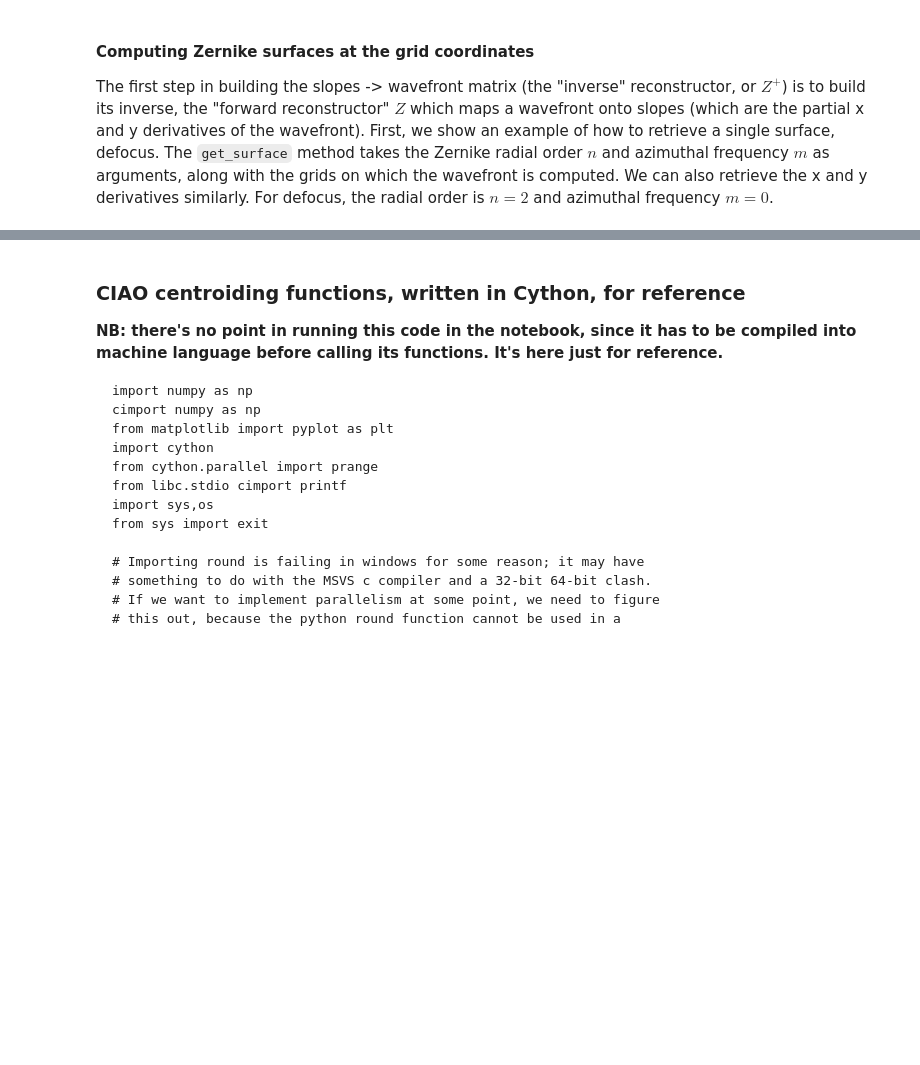
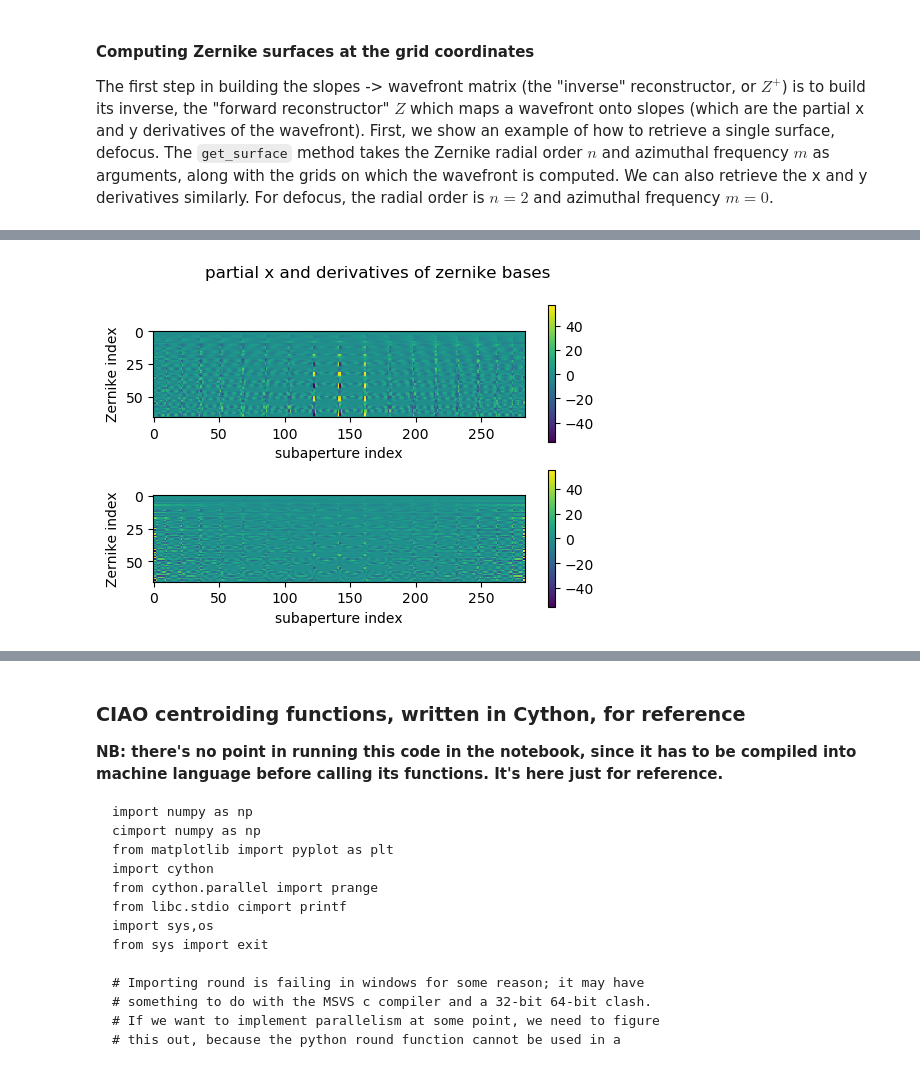
Before and after one commit to rjonnal/ciao, a Jupyter notebook: session_template_characterization/AO_loop_steps.ipynb, the cells around one changed output, grey strips where cells are left out. Saved outputs shown, nothing was run; the diff lists cells and outputs as text; code cells hidden in the pictures; blank space fills up the shorter version.

```diff
--- a/session_template_characterization/AO_loop_steps.ipynb
+++ b/session_template_characterization/AO_loop_steps.ipynb
@@ -392,0 +453,38 @@ plt.show()
+# %%
+# First, get some constants from ciao_config:
+pixel_size = ccfg.pixel_size_m
+pupil_size = ccfg.beam_diameter_m
+n_zernike_terms = ccfg.n_zernike_terms
+
+# Store the rows as a list of numpy arrays for now, and then convert the whole thing
+# into a 2D matrix after the loop
+Zx = []
+Zy = []
+
+for k in range(n_zernike_terms):
+    n,m = zernike.j2nm(k)
+    dx_mat = zernike.get_surface(n,m,x_ref_mat,y_ref_mat,kind='dx',mask=mask)
+    dy_mat = zernike.get_surface(n,m,x_ref_mat,y_ref_mat,kind='dy',mask=mask)
+    dx = dx_mat[np.where(mask)] # this converts into a 1D array only those points within the pupil
+    dy = dy_mat[np.where(mask)] # this converts into a 1D array only those points within the pupil
+    Zx.append(dx)
+    Zy.append(dy)
+
+Zx = np.array(Zx)
+Zy = np.array(Zy)
+
+plt.figure(dpi=100)
+plt.suptitle('partial x and derivatives of zernike bases')
+plt.subplot(2,1,1)
+plt.imshow(Zx)
+plt.colorbar()
+plt.xlabel('subaperture index')
+plt.ylabel('Zernike index')
+plt.subplot(2,1,2)
+plt.imshow(Zy,interpolation='none')
+plt.xlabel('subaperture index')
+plt.ylabel('Zernike index')
+plt.colorbar()
+plt.show()
+# %% [output]
+[figure, added]
```
Also changed, not shown: parts of 13 cells of this notebook, 8 other files.
